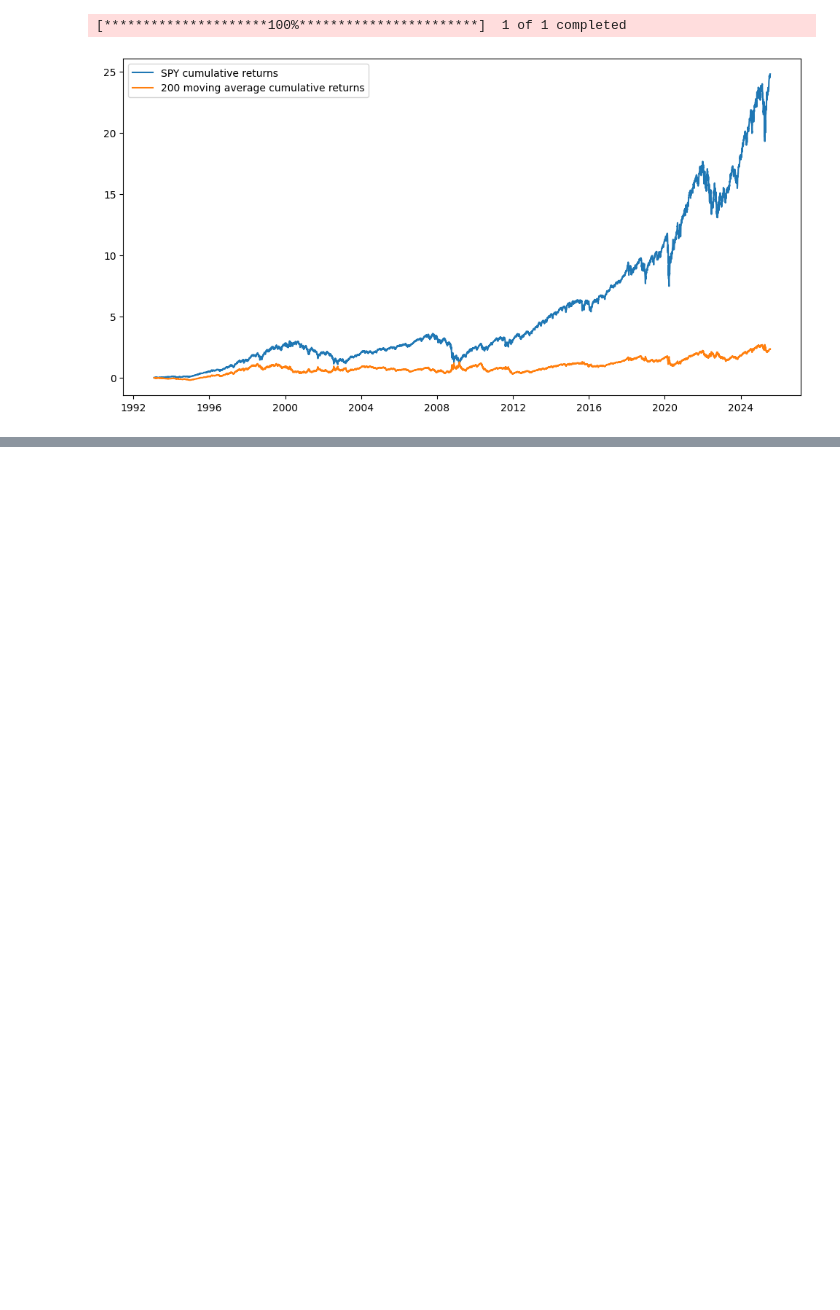
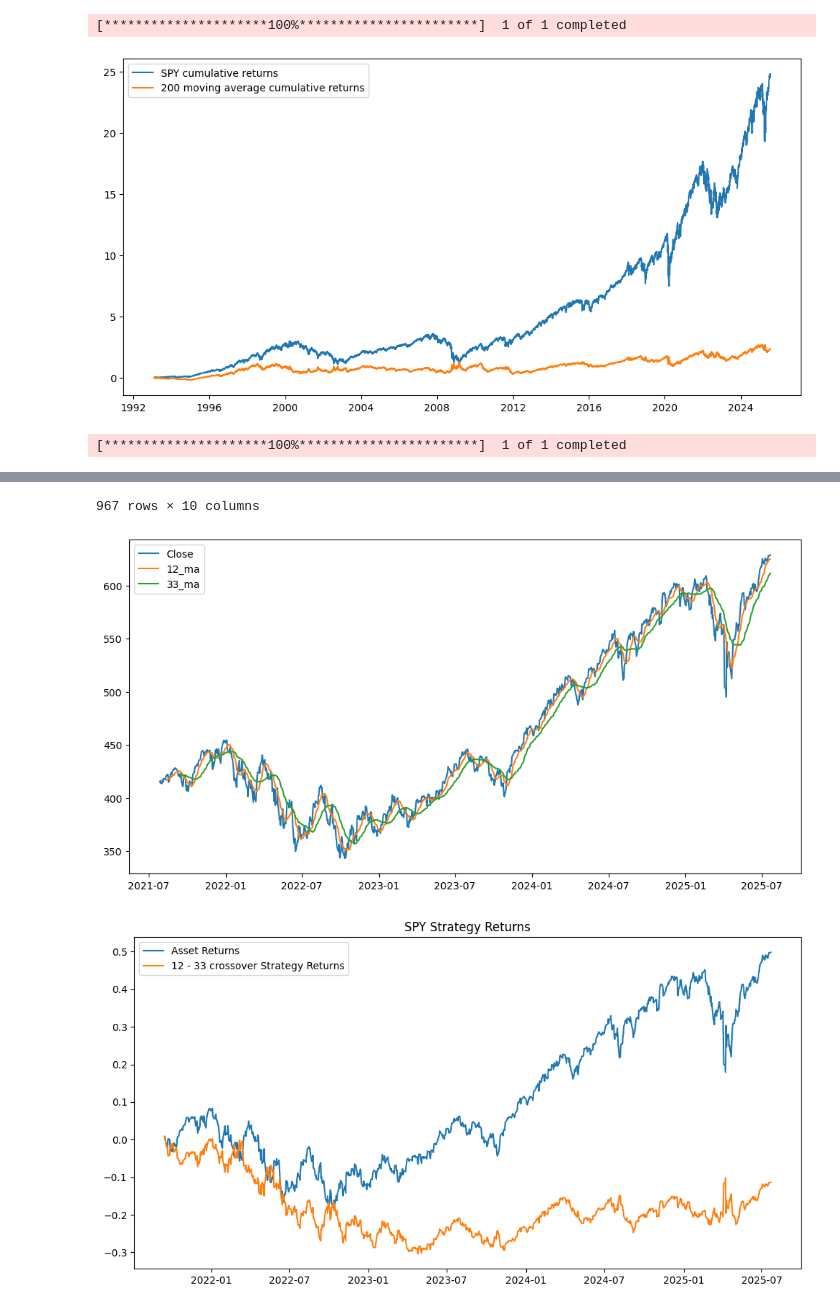
Before and after one commit to devpatel30/quantitative-finance, a Jupyter notebook: moving-average.ipynb, the cells around one changed output, grey strips where cells are left out. Saved outputs shown, nothing was run; the diff lists cells and outputs as text; code cells hidden in the pictures; blank space fills up the shorter version.

Commit message:
in moving average added crossover strategy and learned about moving average(macd) in practice.

```diff
--- a/moving-average.ipynb
+++ b/moving-average.ipynb
@@ -130,0 +135,52 @@ main()
+# %%
+# crossover moving average strategy
+# here we have 2 moving average 1 fast and 1 slow and we use them to build our strategy
+TICKER = 'SPY'
+WINDOW = 200
+FAST = 12
+SLOW = 33
+LOOKBACK = 1000
+
+def get_data():
+    df = yf.download(tickers=TICKER, period='max')
+    # flattening the df to avoid tuple based column name ex("Close", "SPY")
+    df.columns = df.columns.get_level_values(0)
+    # looking at the interested subset of data
+    subset = df.iloc[-LOOKBACK:, :]
+    return subset
+
+def add_moving_averages(df, fast, slow):
+    df[f"{fast}_ma"] = df['Close'].rolling(fast).mean()
+    df[f"{slow}_ma"] = df['Close'].rolling(slow).mean()
+    plt.figure(figsize=(12, 6))
+    plt.plot(df['Close'] ,label='Close')
+    plt.plot(df[f'{FAST}_ma'], label=f'{FAST}_ma')
+    plt.plot(df[f'{SLOW}_ma'], label=f'{SLOW}_ma')
+    plt.legend()
+    return df.dropna()
+
+def add_strategy(df, fast, slow):
+    # when fast_ma is above slow_ma we take long position else we take short positio
+    df["Strategy"] = np.where(df[f'{fast}_ma'] > df[f'{slow}_ma'], 1, -1)
+    # shifting the 1 back to avoid lookahead
+    df["Strategy"] = df["Strategy"].shift(1)
+    return df.dropna()
+
+def test_strategy(df, ticker, fast, slow):
+    df["Asset Returns"] = np.cumprod(1 + df["Close"].pct_change()) - 1
+    df["Strategy Returns"] = np.cumprod(1 + df["Close"].pct_change() * df["Strategy"]) - 1
+
+    plt.figure(figsize=(12, 6))
+    plt.title(f"{ticker} Strategy Returns")
+    plt.plot(df["Asset Returns"], label='Asset Returns')
+    plt.plot(df["Strategy Returns"], label=f'{fast} - {slow} crossover Strategy Returns')
+    plt.legend();
+    return df
+
+df = get_data()
+df = add_moving_averages(df, FAST, SLOW)
+df = add_strategy(df, FAST, SLOW)
+df = test_strategy(df, TICKER, FAST, SLOW)
+df
+# %% [output]
+[*********************100%***********************]  1 of 1 completed
@@ -130,0 +200,3 @@ main()
+967 rows × 10 columns
+[figure, added]
+[figure, added]
```
Also changed, not shown: parts of 3 cells of this notebook, 1 other file.
